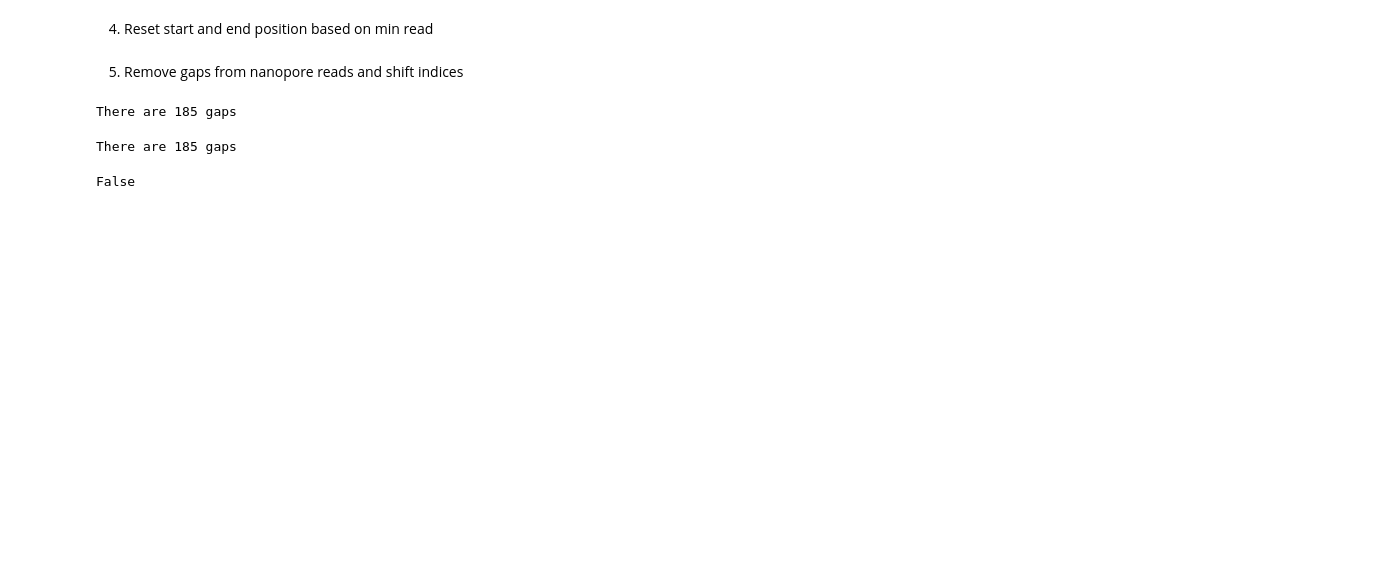
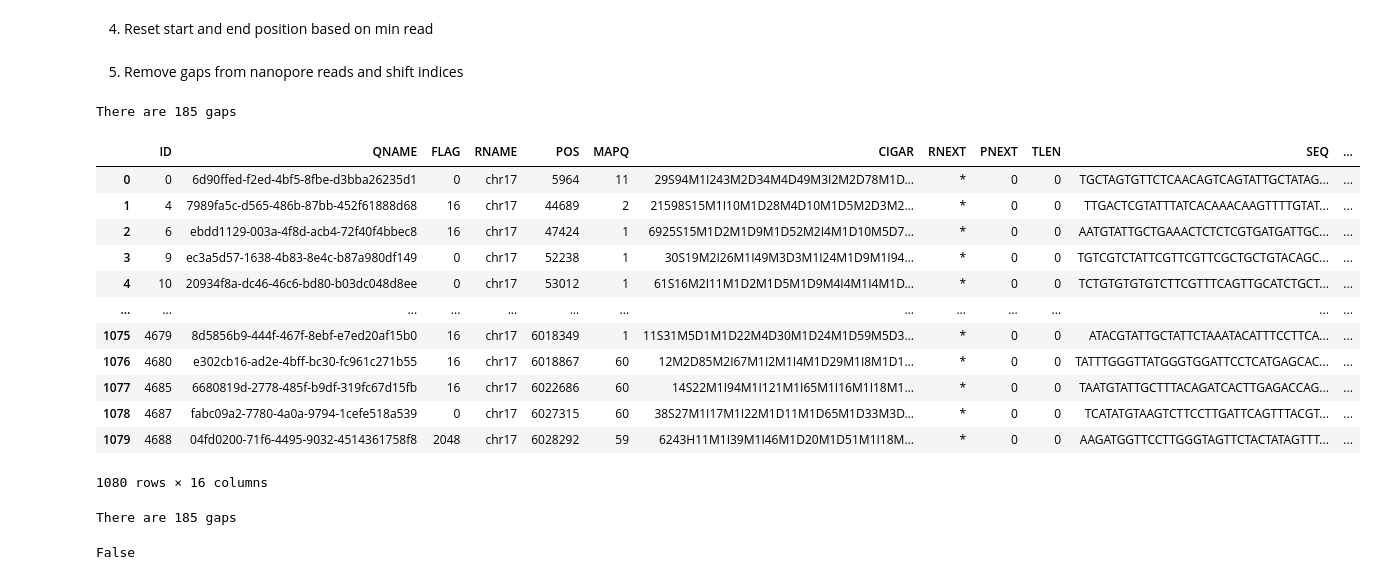
Before and after one commit to aretiandev/bioliquid-nanopore, a Jupyter notebook: read_overlap.ipynb, the cells around one changed output. Saved outputs shown, nothing was run; the diff lists cells and outputs as text; code cells hidden in the pictures; blank space fills up the shorter version.

Commit message:
Impove read overlap draft

```diff
--- a/read_overlap.ipynb
+++ b/read_overlap.ipynb
@@ -249,5 +248,21 @@ print(f"There are {len(confirmed_gaps2)} gaps")
 # %% [output]
 There are 185 gaps
+# %%
+nanopore_reads
+# %% [output]
+|  | ID | QNAME | FLAG | RNAME | POS | MAPQ | CIGAR | RNEXT | PNEXT | TLEN | SEQ | ... |
+| 0 | 0 | 6d90ffed-f2ed-4bf5-8fbe-d3bba26235d1 | 0 | chr17 | 5964 | 11 | 29S94M1I243M2D34M4D49M3I2M2D78M1D... | * | 0 | 0 | TGCTAGTGTTCTCAACAGTCAGTATTGCTATAG... | ... |
+| 1 | 4 | 7989fa5c-d565-486b-87bb-452f61888d68 | 16 | chr17 | 44689 | 2 | 21598S15M1I10M1D28M4D10M1D5M2D3M2... | * | 0 | 0 | TTGACTCGTATTTATCACAAACAAGTTTTGTAT... | ... |
+| 2 | 6 | ebdd1129-003a-4f8d-acb4-72f40f4bbec8 | 16 | chr17 | 47424 | 1 | 6925S15M1D2M1D9M1D52M2I4M1D10M5D7... | * | 0 | 0 | AATGTATTGCTGAAACTCTCTCGTGATGATTGC... | ... |
+| 3 | 9 | ec3a5d57-1638-4b83-8e4c-b87a980df149 | 0 | chr17 | 52238 | 1 | 30S19M2I26M1I49M3D3M1I24M1D9M1I94... | * | 0 | 0 | TGTCGTCTATTCGTTCGTTCGCTGCTGTACAGC... | ... |
+| 4 | 10 | 20934f8a-dc46-46c6-bd80-b03dc048d8ee | 0 | chr17 | 53012 | 1 | 61S16M2I11M1D2M1D5M1D9M4I4M1I4M1D... | * | 0 | 0 | TCTGTGTGTGTCTTCGTTTCAGTTGCATCTGCT... | ... |
+| ... | ... | ... | ... | ... | ... | ... | ... | ... | ... | ... | ... | ... |
+| 1075 | 4679 | 8d5856b9-444f-467f-8ebf-e7ed20af15b0 | 16 | chr17 | 6018349 | 1 | 11S31M5D1M1D22M4D30M1D24M1D59M5D3... | * | 0 | 0 | ATACGTATTGCTATTCTAAATACATTTCCTTCA... | ... |
+| 1076 | 4680 | e302cb16-ad2e-4bff-bc30-fc961c271b55 | 16 | chr17 | 6018867 | 60 | 12M2D85M2I67M1I2M1I4M1D29M1I8M1D1... | * | 0 | 0 | TATTTGGGTTATGGGTGGATTCCTCATGAGCAC... | ... |
+| 1077 | 4685 | 6680819d-2778-485f-b9df-319fc67d15fb | 16 | chr17 | 6022686 | 60 | 14S22M1I94M1I121M1I65M1I16M1I18M1... | * | 0 | 0 | TAATGTATTGCTTTACAGATCACTTGAGACCAG... | ... |
+| 1078 | 4687 | fabc09a2-7780-4a0a-9794-1cefe518a539 | 0 | chr17 | 6027315 | 60 | 38S27M1I17M1I22M1D11M1D65M1D33M3D... | * | 0 | 0 | TCATATGTAAGTCTTCCTTGATTCAGTTTACGT... | ... |
+| 1079 | 4688 | 04fd0200-71f6-4495-9032-4514361758f8 | 2048 | chr17 | 6028292 | 59 | 6243H11M1I39M1I46M1D20M1D51M1I18M... | * | 0 | 0 | AAGATGGTTCCTTGGGTAGTTCTACTATAGTTT... | ... |
+1080 rows × 16 columns
 # %%
 confirmed_gaps = []
 
```
Also changed, not shown: parts of 8 cells of this notebook.
